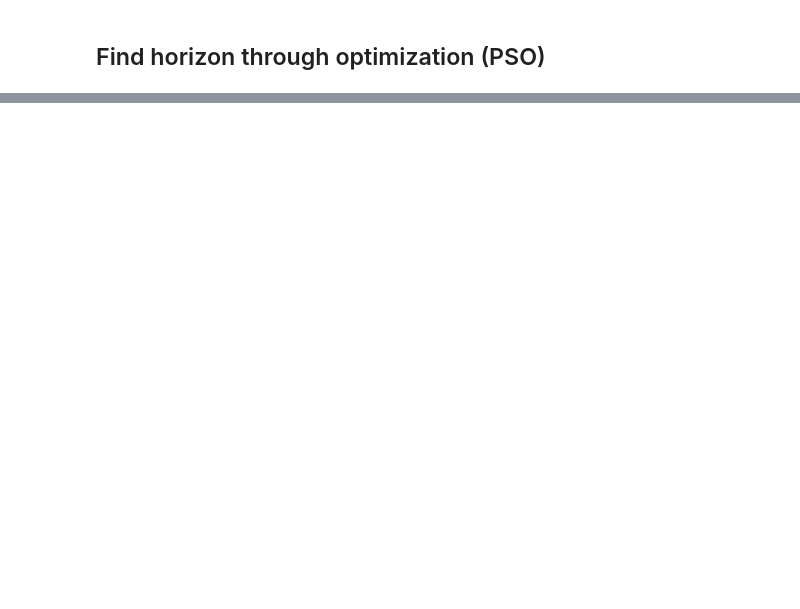
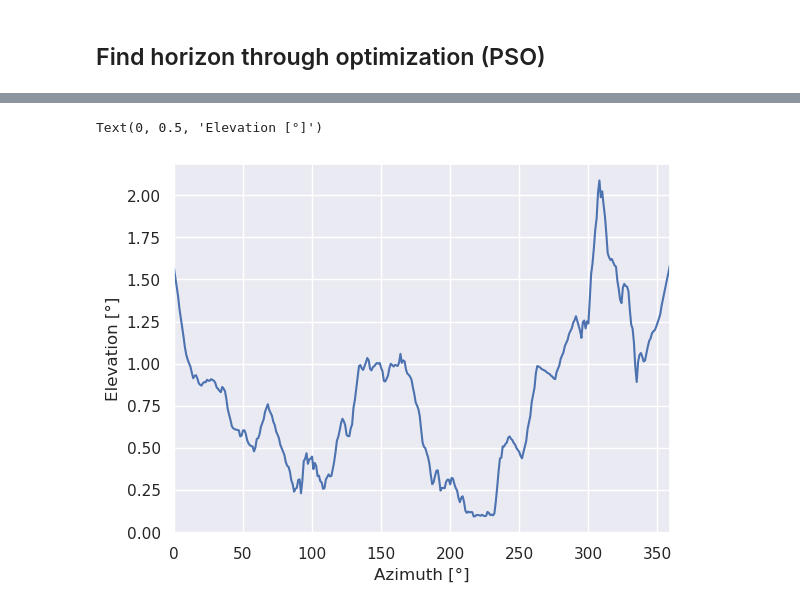
Before and after one commit to nicolasholland/VariousProjects, a Jupyter notebook: notebooks/horizon shading.ipynb, the cells around one changed output, grey strips where cells are left out. Cells and saved outputs as stored; diff of their text form; code cells hidden in the pictures; blank space fills up the shorter version.

Commit message:
enh: horizon shading notebook

```diff
--- a/notebooks/horizon shading.ipynb
+++ b/notebooks/horizon shading.ipynb
@@ -235,0 +238,27 @@ Text(0.5, 1.0, 'Approxing the horizon line with increasing number of particles')
+# %%
+import requests
+import io
+
+url = 'http://toolbox.webservice-energy.org/service/wps/'
+
+coords = 'latitude=%f;longitude=%f;altitude=%f'% (lat, lon, -999)
+
+params = {
+             'service':       'WPS',
+             'request':       'Execute',
+             'identifier':    'compute_horizon_srtm',
+             'version':       '1.0.0',
+             'DataInputs':    coords,
+             'RawDataOutput': 'result'
+             }
+response = requests.get(url, params=params)
+string = io.StringIO(response.text)
+horizon = pd.read_csv(string, sep=';', comment='#', header=None,
+                     names=['azimuth', 'elevation'])
+
+horizon.set_index('azimuth')["elevation"].plot()
+plt.xlabel("Azimuth [°]")
+plt.ylabel("Elevation [°]")
+# %% [output]
+Text(0, 0.5, 'Elevation [°]')
+[figure, added]
```
Also changed, not shown: parts of 19 cells of this notebook.
